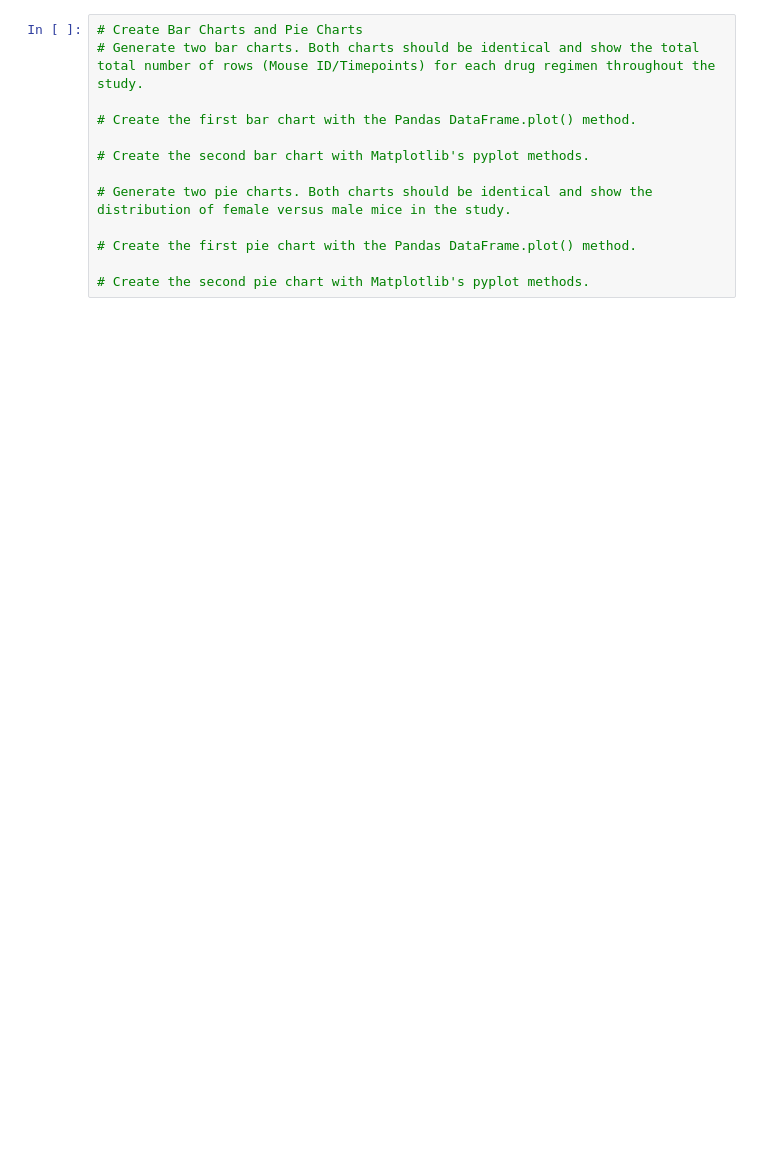
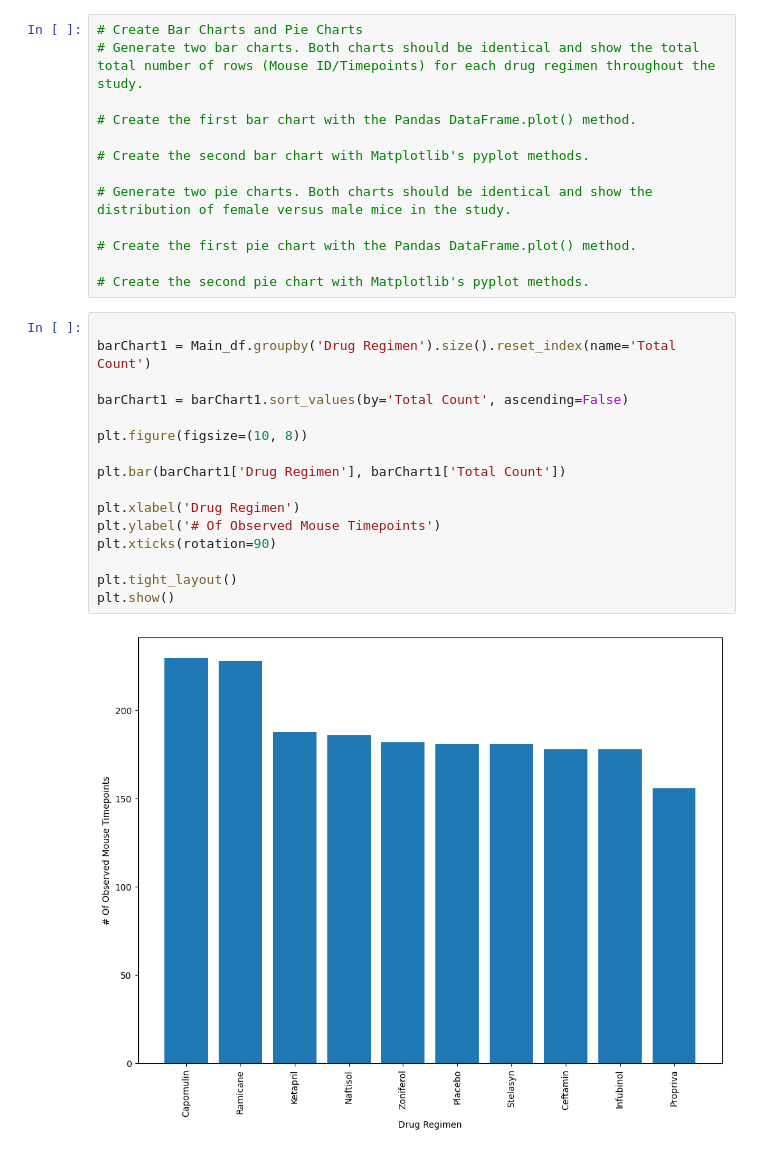
Before and after one commit to denisem77/MODULE-5-CHALLENGE, a Jupyter notebook: Side_trip_B.ipynb, the cells around one changed output. Drawn from its saved outputs; the diff is of its cells as text; blank space fills up the shorter version.

```diff
--- a/Side_trip_B.ipynb
+++ b/Side_trip_B.ipynb
@@ -170,5 +170,23 @@ studyStats_df
 # Create the first pie chart with the Pandas DataFrame.plot() method.
 
 # Create the second pie chart with Matplotlib's pyplot methods.
+# %%
+
+barChart1 = Main_df.groupby('Drug Regimen').size().reset_index(name='Total Count')
+
+barChart1 = barChart1.sort_values(by='Total Count', ascending=False)
+
+plt.figure(figsize=(10, 8))
+
+plt.bar(barChart1['Drug Regimen'], barChart1['Total Count'])
+
+plt.xlabel('Drug Regimen')
+plt.ylabel('# Of Observed Mouse Timepoints')
+plt.xticks(rotation=90)
+
+plt.tight_layout()
+plt.show()
+# %% [output]
+[figure, added]
 # %%
 
```
Also changed, not shown: parts of 1 cell of this notebook.
